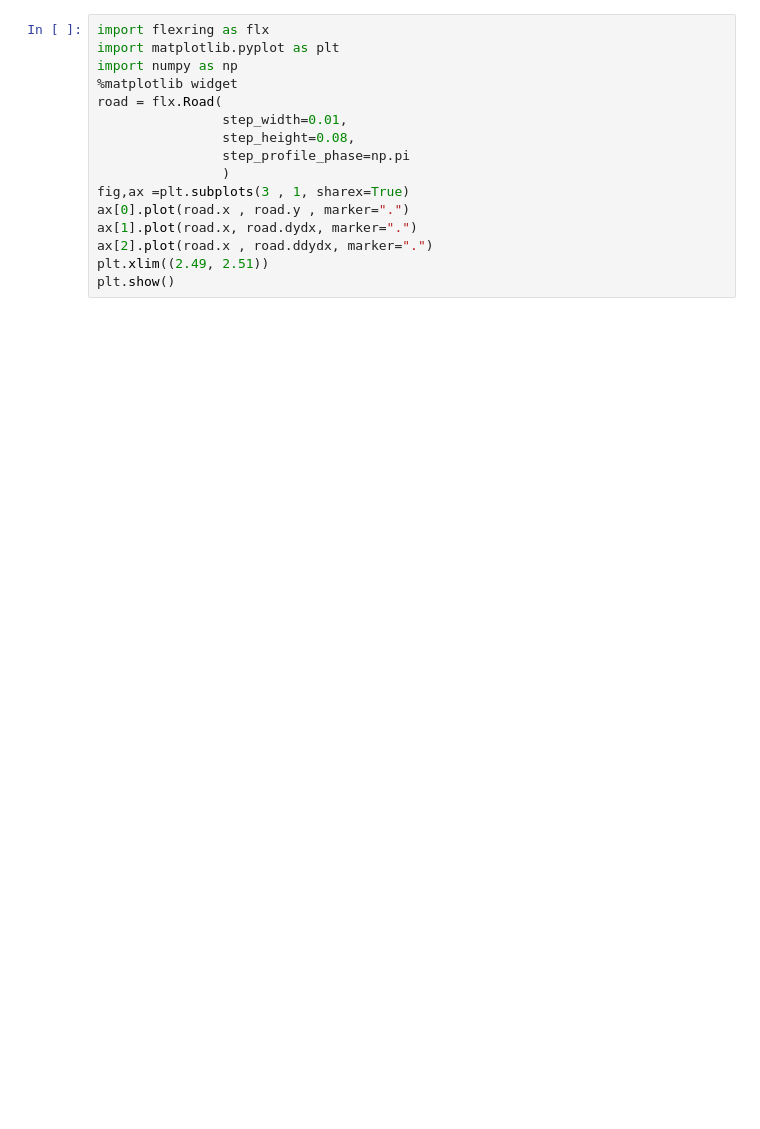
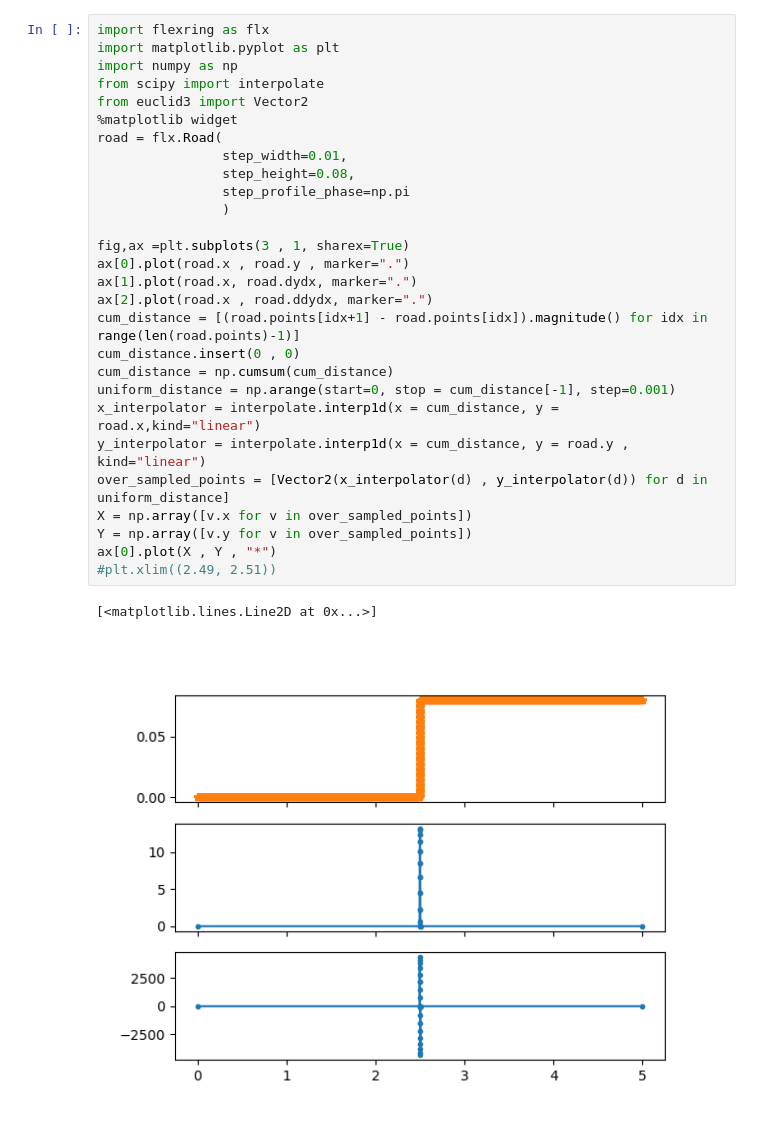
Before and after one commit to mhdbabayi/step_sim, a Jupyter notebook: python_scripts/sandbox.ipynb, the cells around one changed output. Cells and saved outputs as stored; diff of their text form; blank space fills up the shorter version.

```diff
--- a/python_scripts/sandbox.ipynb
+++ b/python_scripts/sandbox.ipynb
@@ -61,16 +59,31 @@ plt.show()
 # %%
 import flexring as flx
 import matplotlib.pyplot as plt
 import numpy as np
+from scipy import interpolate
+from euclid3 import Vector2
 %matplotlib widget
 road = flx.Road(
                 step_width=0.01,
                 step_height=0.08,
                 step_profile_phase=np.pi
                 )
+
 fig,ax =plt.subplots(3 , 1, sharex=True)
 ax[0].plot(road.x , road.y , marker=".")
 ax[1].plot(road.x, road.dydx, marker=".")
 ax[2].plot(road.x , road.ddydx, marker=".")
-plt.xlim((2.49, 2.51))
-plt.show()
+cum_distance = [(road.points[idx+1] - road.points[idx]).magnitude() for idx in range(len(road.points)-1)]
+cum_distance.insert(0 , 0)
+cum_distance = np.cumsum(cum_distance)
+uniform_distance = np.arange(start=0, stop = cum_distance[-1], step=0.001)
+x_interpolator = interpolate.interp1d(x = cum_distance, y = road.x,kind="linear")
+y_interpolator = interpolate.interp1d(x = cum_distance, y = road.y , kind="linear")
+over_sampled_points = [Vector2(x_interpolator(d) , y_interpolator(d)) for d in uniform_distance]
+X = np.array([v.x for v in over_sampled_points])
+Y = np.array([v.y for v in over_sampled_points])
+ax[0].plot(X , Y , "*")
+#plt.xlim((2.49, 2.51))
+# %% [output]
+[<matplotlib.lines.Line2D at 0x...>]
+[figure, added]
```
Also changed, not shown: parts of 1 cell of this notebook, 2 other files.
